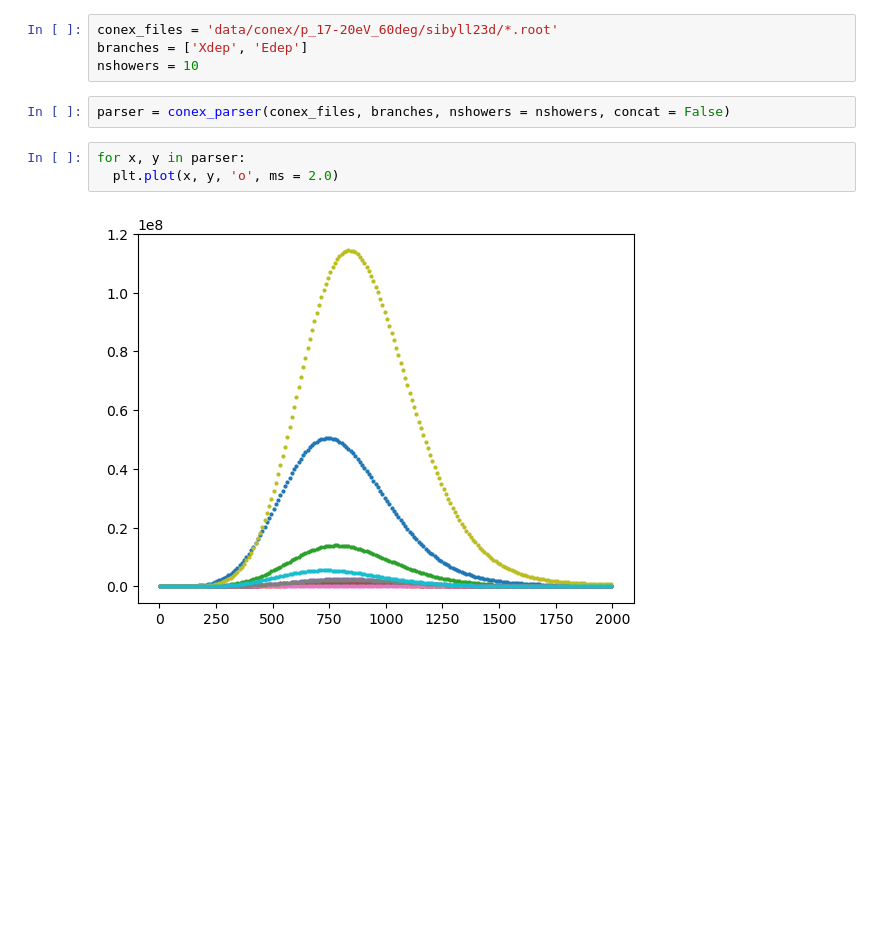
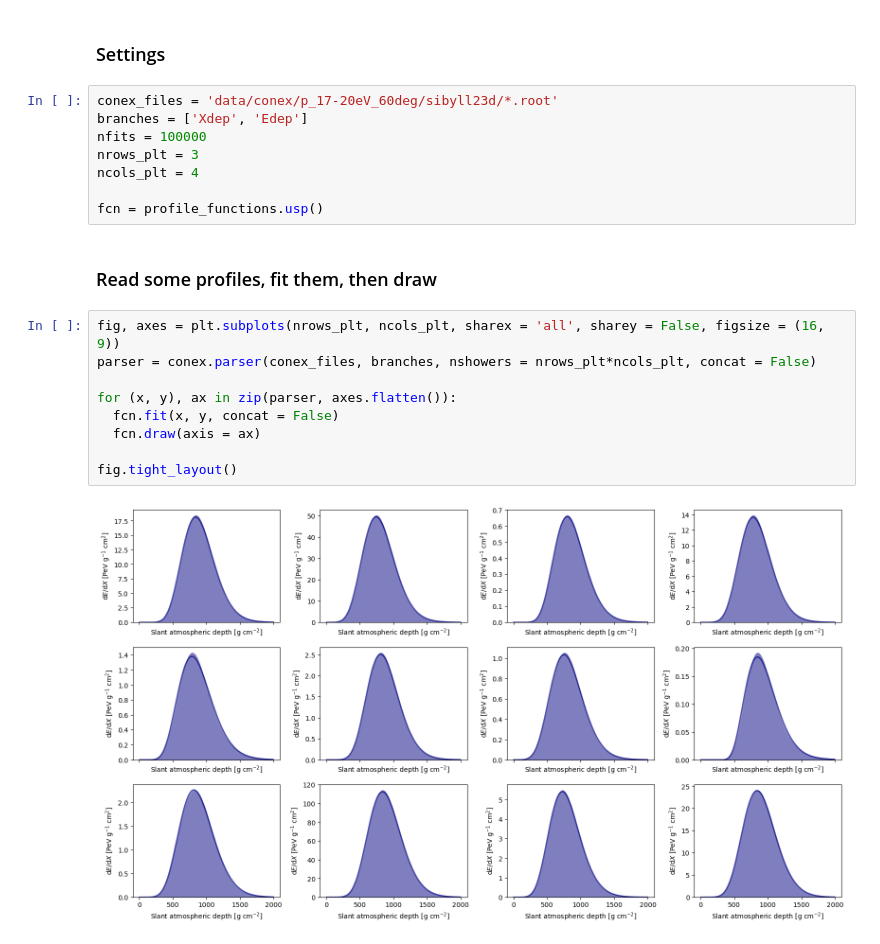
Before and after one commit to lbarbele/xfirst-reco, a Jupyter notebook: notebooks/1.0-read-conex-files.ipynb, the cells around one changed output. Drawn from its saved outputs; the diff is of its cells as text; blank space fills up the shorter version.

Commit message:
feat: profile functions and fitting algorithm

```diff
--- a/notebooks/1.0-read-conex-files.ipynb
+++ b/notebooks/1.0-read-conex-files.ipynb
@@ -5,11 +10,23 @@ from xfirst.data.conex import parser as conex_parser
+# %% [markdown]
+### Settings
 # %%
 conex_files = 'data/conex/p_17-20eV_60deg/sibyll23d/*.root'
 branches = ['Xdep', 'Edep']
-nshowers = 10
+nfits = 100000
+nrows_plt = 3
+ncols_plt = 4
+
+fcn = profile_functions.usp()
-# %%
-parser = conex_parser(conex_files, branches, nshowers = nshowers, concat = False)
-# %%
-for x, y in parser:
-  plt.plot(x, y, 'o', ms = 2.0)
-# %% [output]
-[figure, removed]
+# %% [markdown]
+### Read some profiles, fit them, then draw
+# %%
+fig, axes = plt.subplots(nrows_plt, ncols_plt, sharex = 'all', sharey = False, figsize = (16, 9))
+parser = conex.parser(conex_files, branches, nshowers = nrows_plt*ncols_plt, concat = False)
+
+for (x, y), ax in zip(parser, axes.flatten()):
+  fcn.fit(x, y, concat = False)
+  fcn.draw(axis = ax)
+
+fig.tight_layout()
+# %% [output]
+[figure, added]
```
Also changed, not shown: parts of 5 cells of this notebook, 2 other files.
